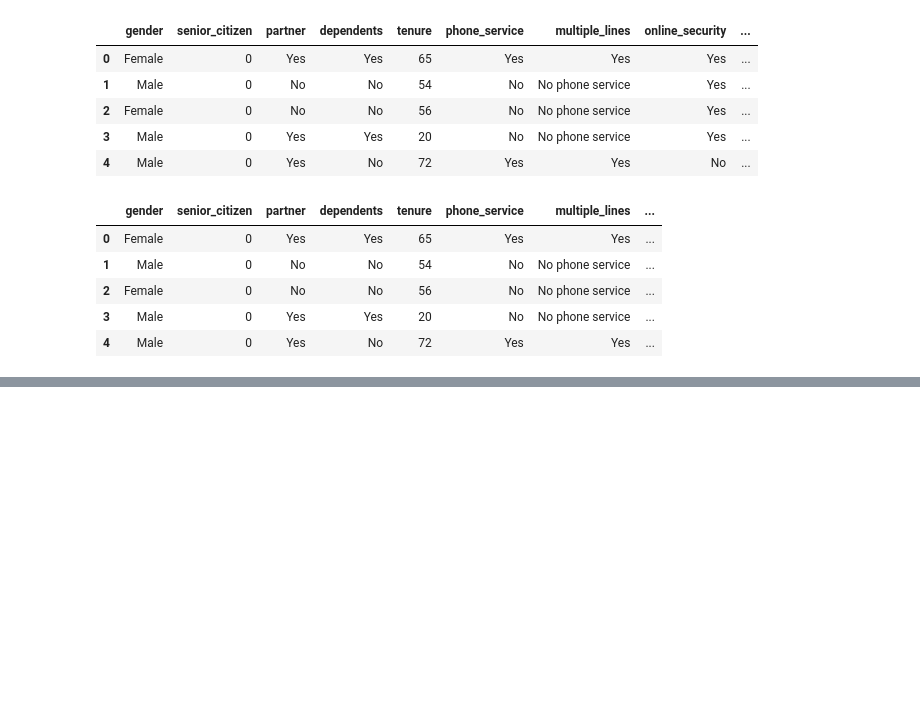
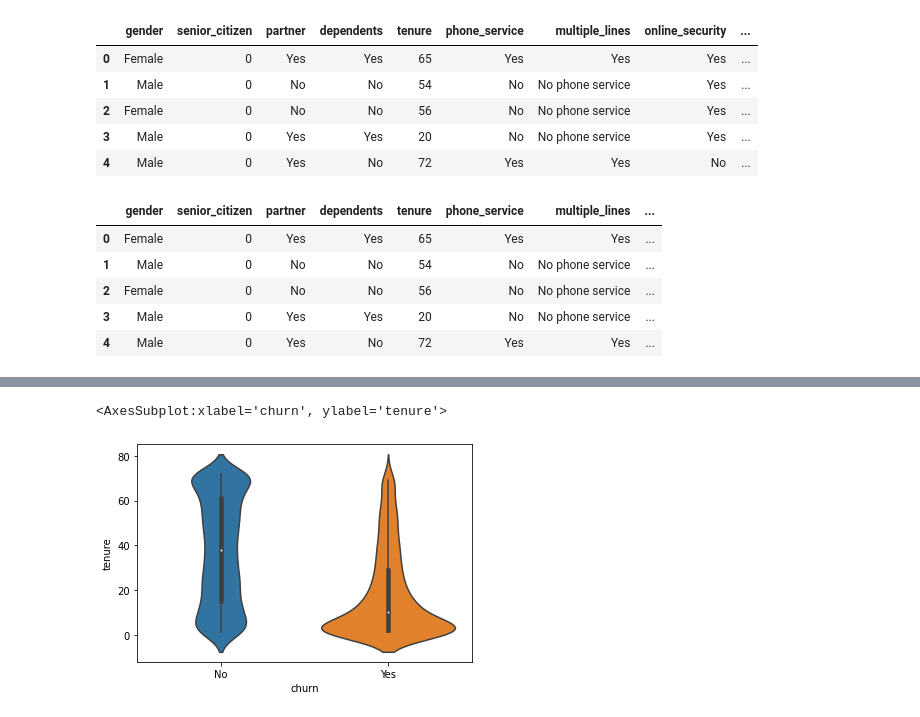
Before and after one commit to SLawsonWoods/Telco_Churn_Project, a Jupyter notebook: Draft_1_folder.ipynb, the cells around one changed output, grey strips where cells are left out. Cells and saved outputs as stored; diff of their text form; code cells hidden in the pictures; blank space fills up the shorter version.

```diff
--- a/Draft_1_folder.ipynb
+++ b/Draft_1_folder.ipynb
@@ -158,0 +233,5 @@ plt.show()
+# %%
+sns.violinplot(x=df["churn"], y=df["tenure"])
+# %% [output]
+<AxesSubplot:xlabel='churn', ylabel='tenure'>
+[figure, added]
```
Also changed, not shown: parts of 24 cells of this notebook, 1 other file.
